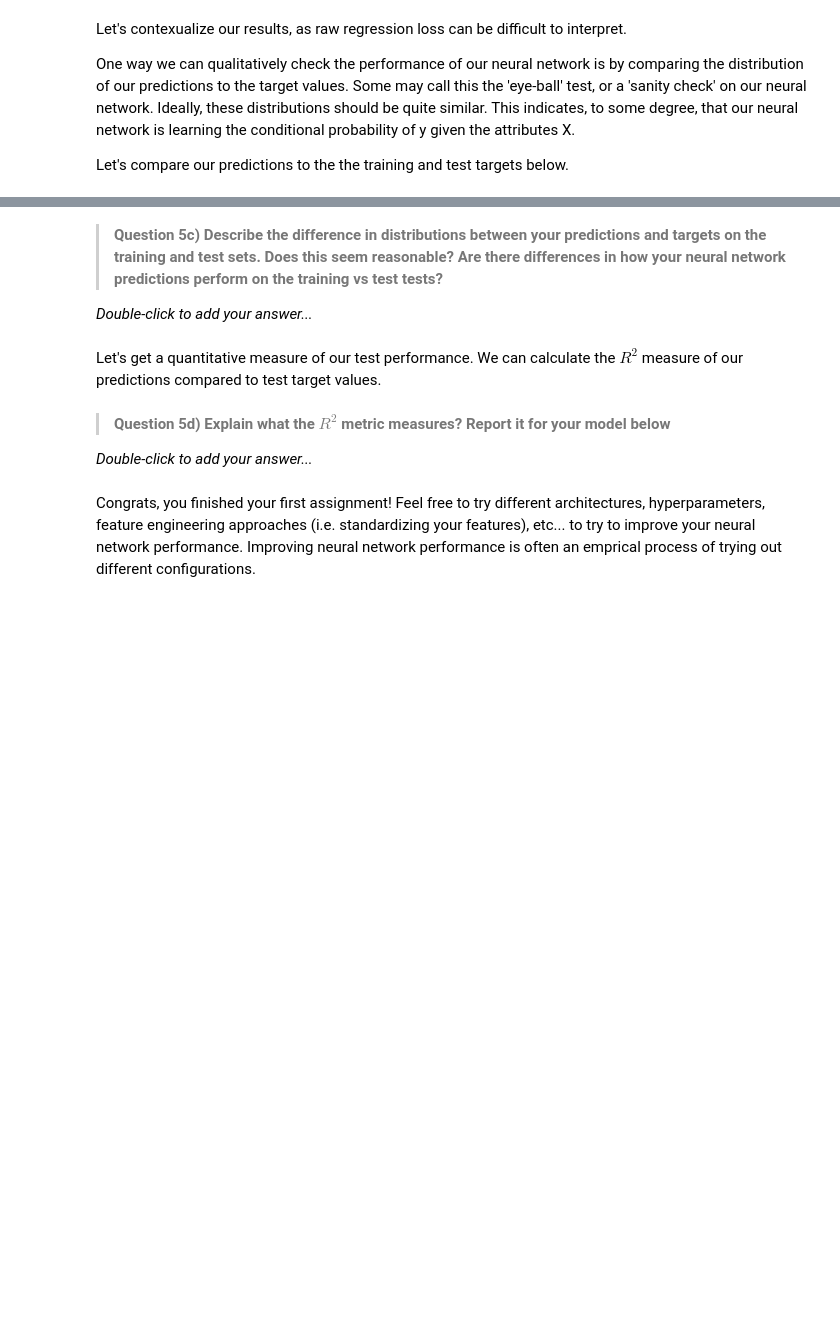
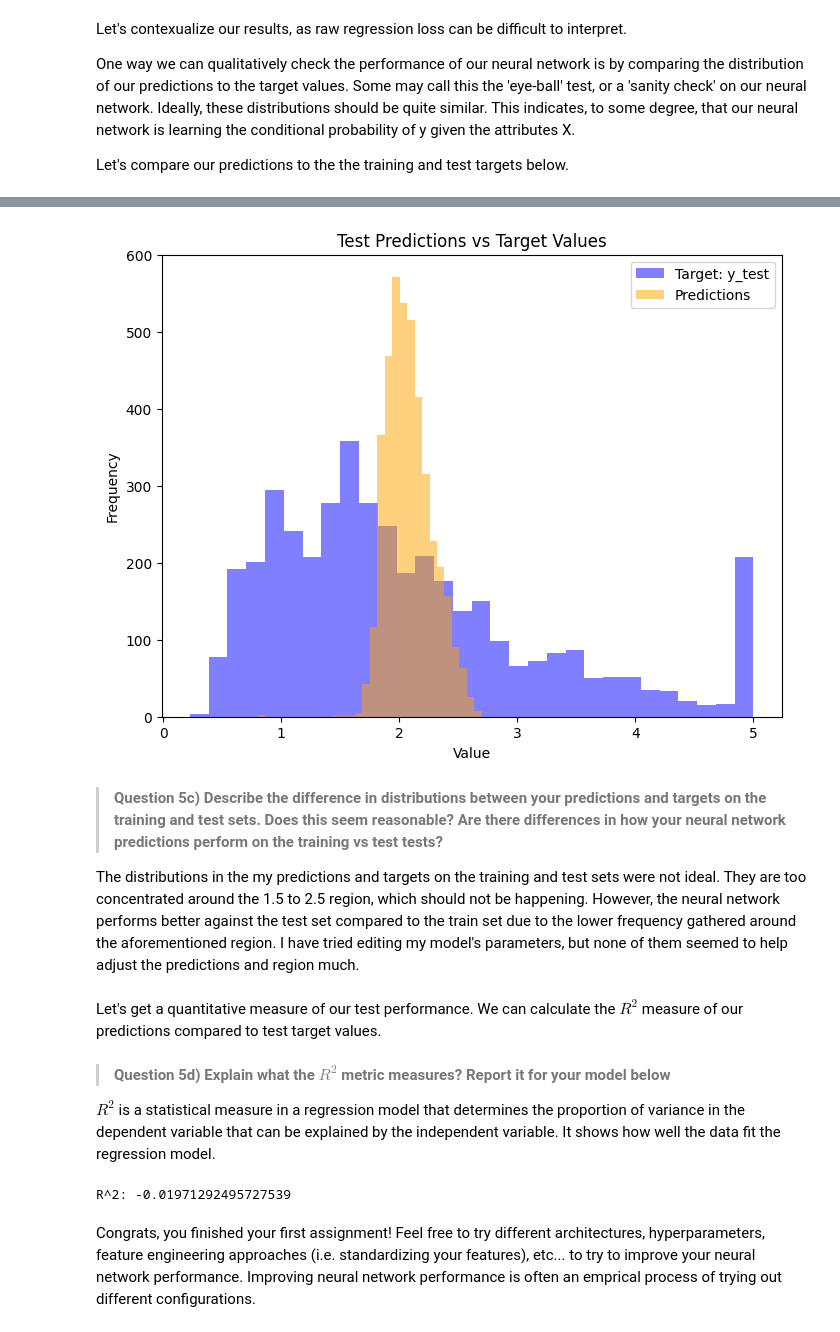
Before and after one commit to Socks2109/BMI-Assignment-1, a Jupyter notebook: Homework_ML_Basics.ipynb, the cells around one changed output, grey strips where cells are left out. Cells and saved outputs as stored; diff of their text form; code cells hidden in the pictures; blank space fills up the shorter version.

```diff
--- a/Homework_ML_Basics.ipynb
+++ b/Homework_ML_Basics.ipynb
@@ -591,29 +689,43 @@ predictions =
 # %%
 # Plot your test predictions and target values as overlaid histograms.
 # Ensure that the x-range of the hists are identical for adequate comparison.
-X_test, y_test =
+X_test, y_test = zip(*test_dataset)
+X_test = torch.stack(X_test)
+y_test = torch.stack(y_test)
 
 # Forward pass to get predictions
-predictions =
+predictions = model(X_test).detach().numpy()
 
 # Plot the histograms of y_test and test predictions
 # Your code here
+plt.figure(figsize=(8, 6))
+plt.hist(y_test, bins=30, alpha=0.5, label="Target: y_test", color="blue")
+plt.hist(predictions, bins=30, alpha=0.5, label="Predictions", color="orange")
+plt.xlabel("Value")
+plt.ylabel("Frequency")
+plt.title("Test Predictions vs Target Values")
+plt.legend()
+plt.show()
+# %% [output]
+[figure, added]
 # %% [markdown]
 > **Question 5c) Describe the difference in distributions between your predictions and targets on the training and test sets. Does this seem reasonable? Are there differences in how your neural network predictions perform on the training vs test tests?**
 
-*Double-click to add your answer...*
+The distributions in the my predictions and targets on the training and test sets were not ideal. They are too concentrated around the 1.5 to 2.5 region, which should not be happening. However, the neural network performs better against the test set compared to the train set due to the lower frequency gathered around the aforementioned region. I have tried editing my model's parameters, but none of them seemed to help adjust the predictions and region much.
 # %% [markdown]
 Let's get a quantitative measure of our test performance. We can calculate the $R^2$ measure of our predictions compared to test target values.
-# %% [markdown]
-> **Question 5d) Explain what the $R^2$ metric measures? Report it for your model below**
-
-*Double-click to add your answer...*
+# %% [markdown]
+> **Question 5d) Explain what the $R^2$ metric measures? Report it for your model below**
+
+$R^2$ is a statistical measure in a regression model that determines the proportion of variance in the dependent variable that can be explained by the independent variable. It shows how well the data fit the regression model.
 # %%
 # Report R^2 here
 from sklearn.metrics import r2_score
 r2 = r2_score(
-    # Your code here
+    y_test, predictions
 )
 print(f"R^2: {r2}")
+# %% [output]
+R^2: -0.01971292495727539
 # %% [markdown]
 Congrats, you finished your first assignment! Feel free to try different architectures, hyperparameters, feature engineering approaches (i.e. standardizing your features), etc... to try to improve your neural network performance. Improving neural network performance is often an emprical process of trying out different configurations.
```
Also changed, not shown: parts of 28 cells of this notebook, 4 other files.
